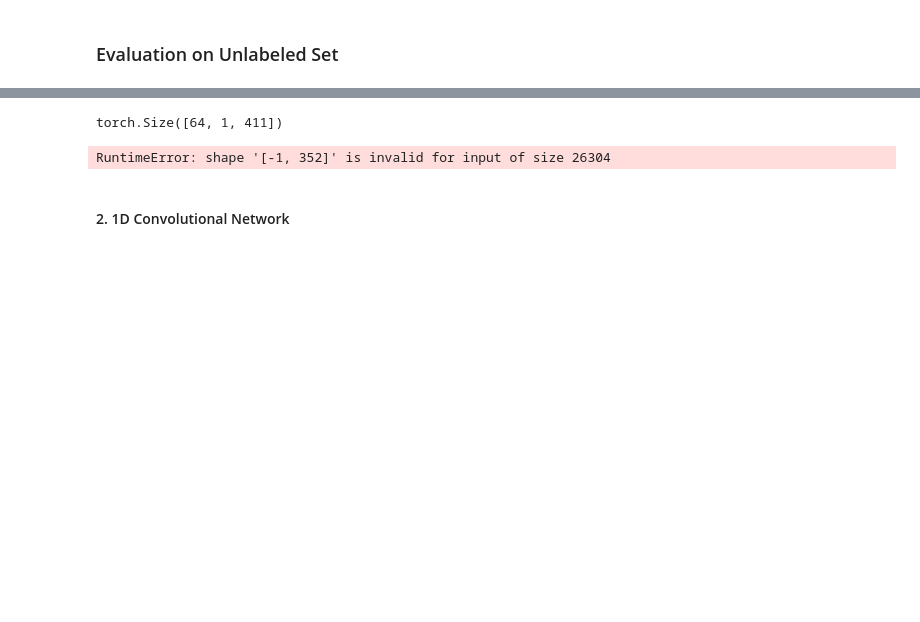
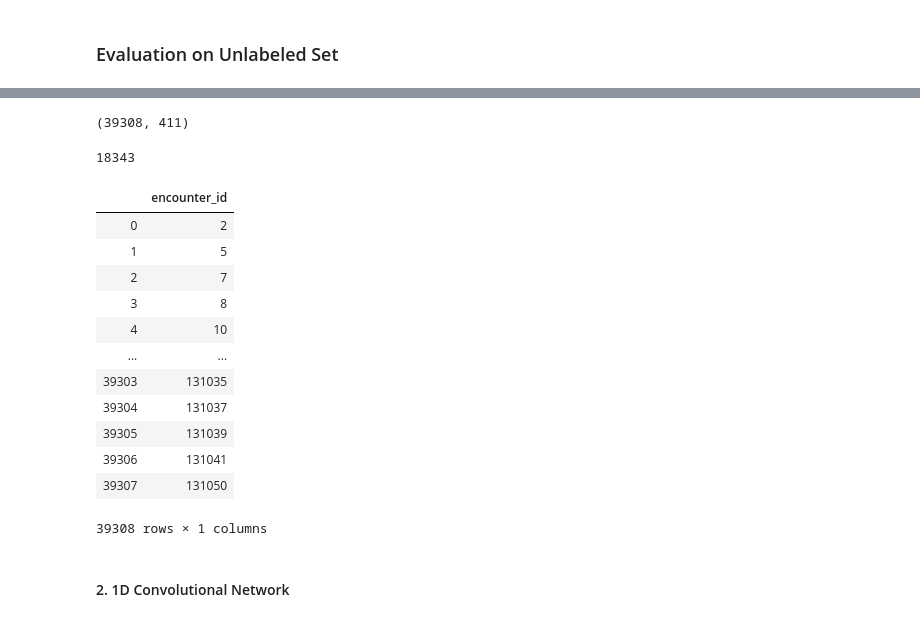
Before and after one commit to nhungle714/Data-Science-Projects, a Jupyter notebook: ICU_Survival/Models.ipynb, the cells around one changed output, grey strips where cells are left out. Cells and saved outputs as stored; diff of their text form; code cells hidden in the pictures; blank space fills up the shorter version.

```diff
--- a/ICU_Survival/Models.ipynb
+++ b/ICU_Survival/Models.ipynb
@@ -24,10 +24,10 @@ data_root = os.path.join(root, 'data')
 # %% [markdown]
 ### Prepare Data
 # %%
-train_X = pickle.load(open(os.path.join(data_root, 'train_X_upsampled.pickle'), "rb"))
-train_y = pickle.load(open(os.path.join(data_root, 'train_y_upsampled.pickle'), "rb"))
-test_X = pickle.load(open(os.path.join(data_root, 'test_X_upsampled.pickle'), "rb"))
-test_y = pickle.load(open(os.path.join(data_root, 'test_y_upsampled.pickle'), "rb"))
+train_X = pickle.load(open(os.path.join(data_root, 'train_X.pickle'), "rb"))
+train_y = pickle.load(open(os.path.join(data_root, 'train_y.pickle'), "rb"))
+test_X = pickle.load(open(os.path.join(data_root, 'test_X.pickle'), "rb"))
+test_y = pickle.load(open(os.path.join(data_root, 'test_y.pickle'), "rb"))
 # %%
 unlabeled_X = pickle.load(open(os.path.join(data_root, 'scaled_unlabeled_X.pickle'), "rb"))
 unlabeled_y = pickle.load(open(os.path.join(data_root, 'unlabeled_y.pickle'), "rb"))
@@ -311,11 +332,29 @@ inputs, target = next(iter(data_unlabeled_loader))
 # %%
-inputs.shape
+unlabeled_X.shape
 # %% [output]
-torch.Size([64, 1, 411])
+(39308, 411)
-# %%
-y_preds = evaluate(best_mlp, data_unlabeled_loader)
-# %% [output]
-RuntimeError: shape '[-1, 352]' is invalid for input of size 26304
+# %%
+len(y_unlabeled_score)
+# %% [output]
+18343
+# %%
+unlabeled_X_df = pickle.load(open(os.path.join(data_root, 'unlabeled_X.pickle'), "rb"))
+# %%
+unlabeled_X_df[['encounter_id']]
+# %% [output]
+|  | encounter_id |
+| 0 | 2 |
+| 1 | 5 |
+| 2 | 7 |
+| 3 | 8 |
+| 4 | 10 |
+| ... | ... |
+| 39303 | 131035 |
+| 39304 | 131037 |
+| 39305 | 131039 |
+| 39306 | 131041 |
+| 39307 | 131050 |
+39308 rows × 1 columns
 # %% [markdown]
 #### 2. 1D Convolutional Network
 # %%
```
Also changed, not shown: parts of 22 cells of this notebook.
